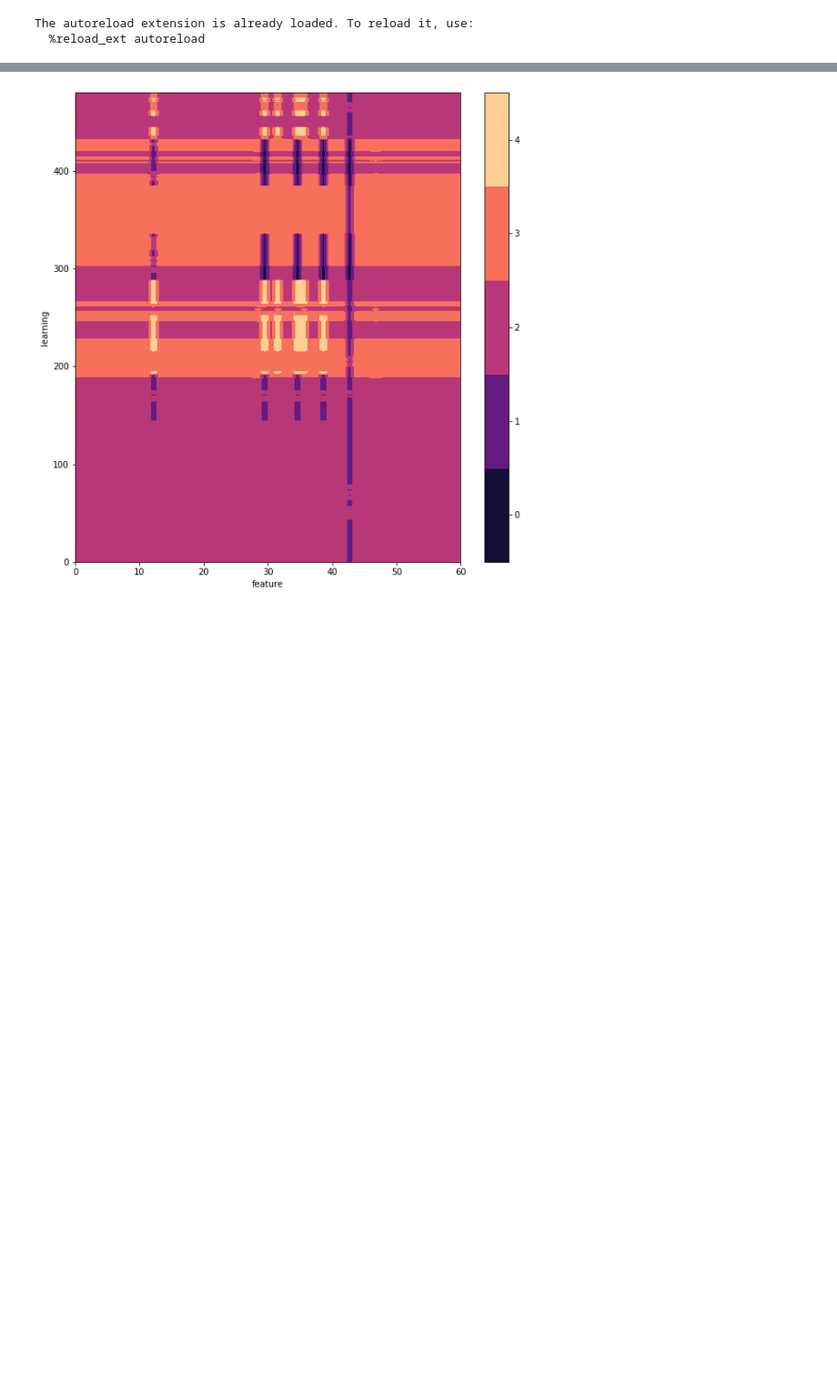
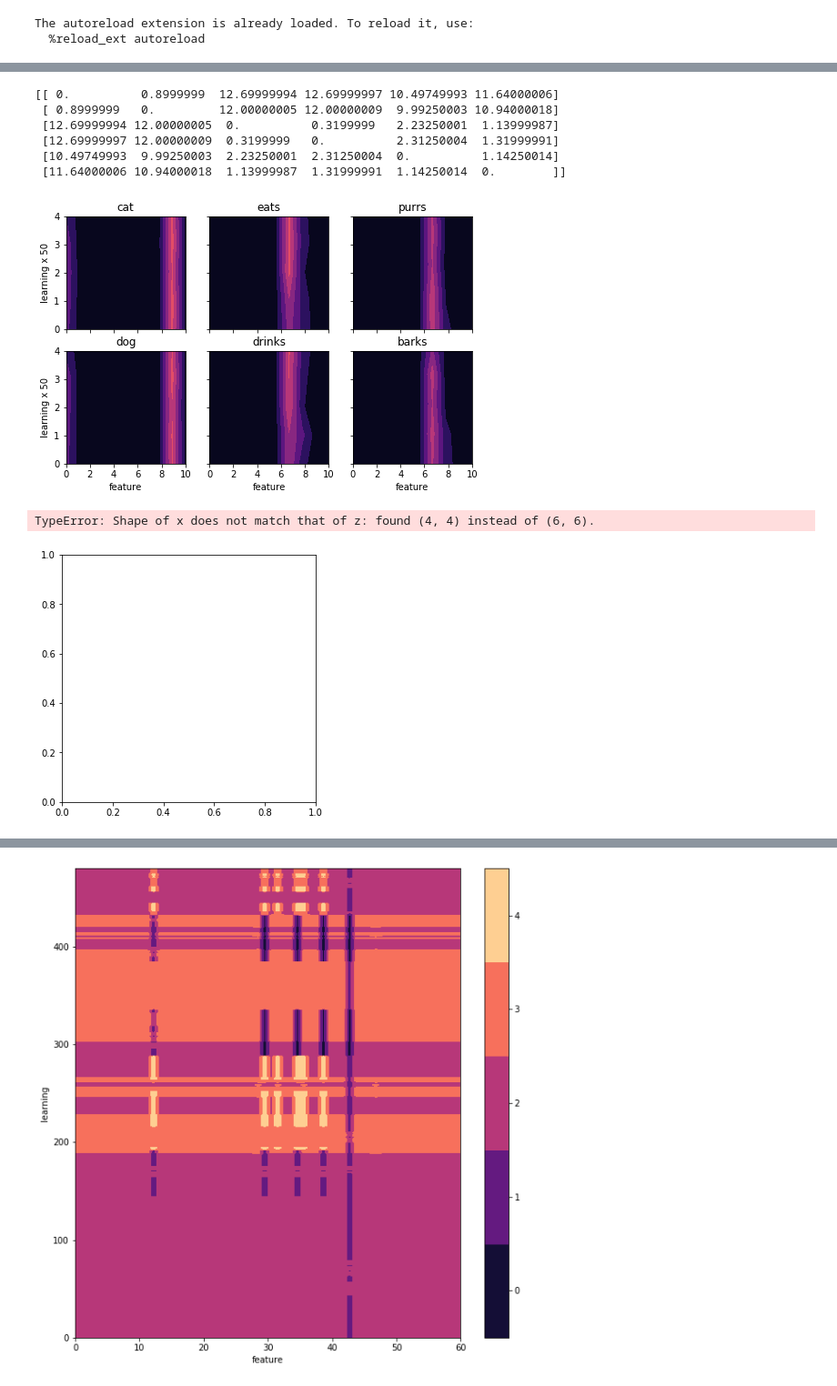
Before and after one commit to caleblu/18847_spring_2020, a Jupyter notebook: project/rstdp.ipynb, the cells around one changed output, grey strips where cells are left out. Shown at 91% size. Cells and saved outputs as stored; diff of their text form; code cells hidden in the pictures; blank space fills up the shorter version.

```diff
--- a/project/rstdp.ipynb
+++ b/project/rstdp.ipynb
@@ -189,0 +282,64 @@ tensor([[2., 0., 2.],
+# %%
+labels = np.unique(result_label2)
+ave = 10
+
+fig, axs = plt.subplots(2,3, sharex=True, sharey = True, figsize = (8,5))
+# fig.suptitle('Vertically stacked subplots')
+count = 0
+
+r = np.zeros((6, 10))
+for l in [2, 17, 12, 13,24,25]:
+    temp = result2[result_label2==l,:]
+    r[count, :] = np.average(temp[:100,:], axis = 0)
+    count = count + 1
+
+metric = np.zeros((6, 6))
+for i in range(6):
+    for j in range(6):
+        metric[i,j] = np.sum(np.abs(r[i,:]-r[j,:]))
+print(metric)
+
+count = 0
+for l in [2, 17, 12, 13,24,25]:
+    ax = axs[count%2, int(count/2)]
+    temp = result2[result_label2==l,:]
+    d = int(temp.shape[0]/ave)
+    re = np.zeros((d, temp.shape[1]))
+
+    for i in range(d):
+        re[i,:] = np.average(temp[i*ave:(i+1)*ave,:], axis = 0)
+    X = np.linspace(0, re.shape[1],re.shape[1])
+    Y = np.linspace(0, re.shape[0],re.shape[0])
+    X, Y = np.meshgrid(X, Y)
+
+    ax.contourf(X, Y, re, [-0.5, 0.5, 1.5, 2.5, 3.5, 4.5, 5.5, 6.5, 7.5, 8.5], cmap='magma')
+    ax.set_title(corpus.dictionary.idx2word[int(l)])
+    ax.set_ylim(0,4)
+
+
+    if l==17 or l==13 or l==25:
+        ax.set_xlabel('feature')
+        ax.set_xticks([0,2,4,6,8,10])
+    if l==17 or l==2:
+        ax.set_ylabel('learning x 50')
+    count = count + 1
+
+plt.show()
+
+
+X = np.linspace(0, 4,4)
+Y = np.linspace(0, 4,4)
+X, Y = np.meshgrid(X, Y)
+plt.figure(figsize=(5,5))
+plt.contourf(X, Y, metric,levels=[0, 0.4, 0.5,12],
+    colors=['#808080', '#A0A0A0', '#C0C0C0', '#F0F0C0'])
+# %% [output]
+[[ 0.          0.8999999  12.69999994 12.69999997 10.49749993 11.64000006]
+ [ 0.8999999   0.         12.00000005 12.00000009  9.99250003 10.94000018]
+ [12.69999994 12.00000005  0.          0.3199999   2.23250001  1.13999987]
+ [12.69999997 12.00000009  0.3199999   0.          2.31250004  1.31999991]
+ [10.49749993  9.99250003  2.23250001  2.31250004  0.          1.14250014]
+ [11.64000006 10.94000018  1.13999987  1.31999991  1.14250014  0.        ]]
+[figure, added]
+TypeError: Shape of x does not match that of z: found (4, 4) instead of (6, 6).
+[figure, added]
```
Also changed, not shown: parts of 14 cells of this notebook, 3 other files.
